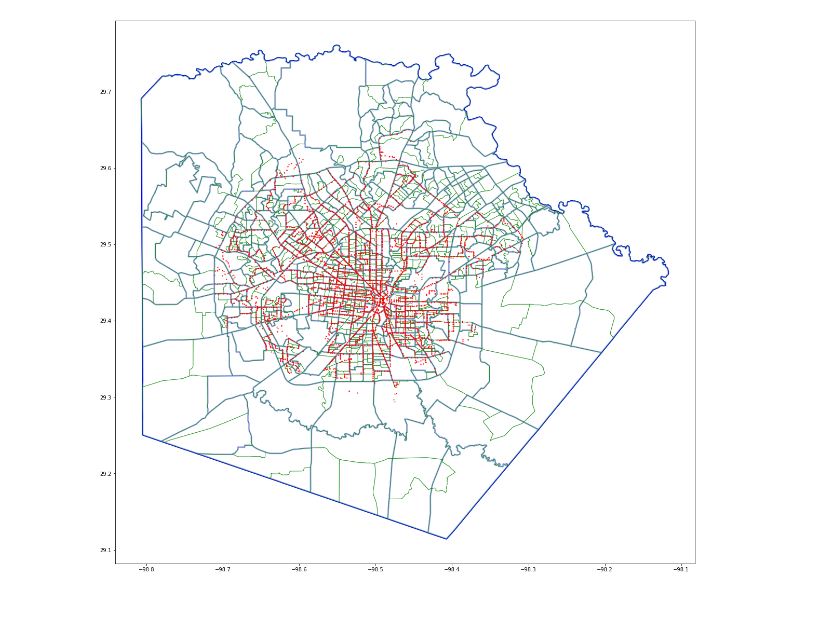
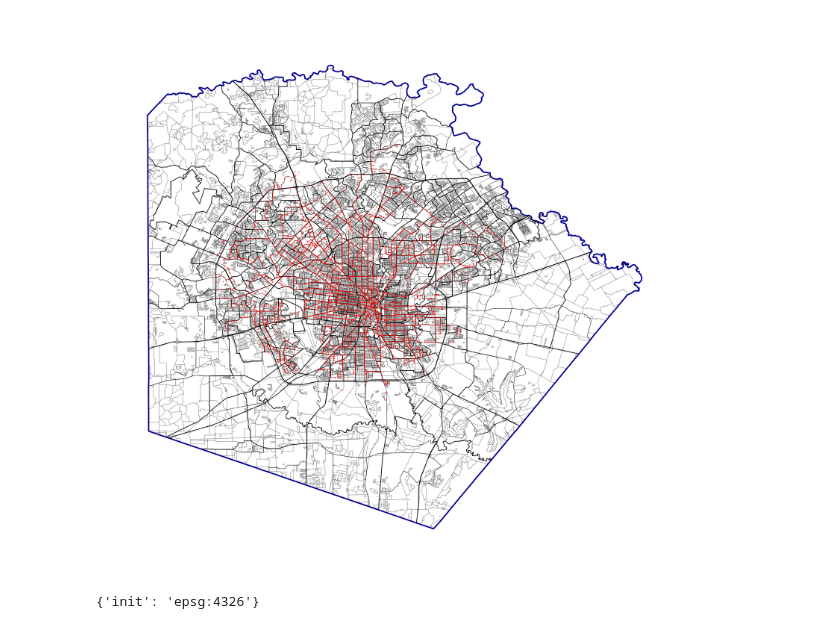
Before and after one commit to get-on-the-bus/via-project, a Jupyter notebook: kevin/kworking_scratch1_geopandas.ipynb, the cells around one changed output. Saved outputs shown, nothing was run; the diff lists cells and outputs as text; code cells hidden in the pictures.

```diff
--- a/kevin/kworking_scratch1_geopandas.ipynb
+++ b/kevin/kworking_scratch1_geopandas.ipynb
@@ -78,7 +611,35 @@ gdf_stops.head()
-# %%
-axt = gdf_tracts.plot(color='white', edgecolor='blue', figsize=(20,20), linewidth=3)
-axbg = gdf_block_groups.plot(ax=axt, color='white', edgecolor='green', alpha=0.7, figsize=(20,20))
-ax1 = gdf_stops.plot(ax=axbg, color='red', marker='.',markersize=5, figsize=(20,20))
-plt.show()
-# %% [output]
-[figure, removed]
+# %%
+gdf_county = gdf_tracts[['geometry']].copy()
+
+gdf_county['county'] = 'Bexar'
+gdf_county = gdf_county.dissolve(by='county')
+# %%
+fig, ax = plt.subplots(figsize=(40,40))
+ax.set_aspect('equal')
+# plt.figure(figsize=(40,40))
+
+# ax = gdf_county.plot(figsize=(40,40), color='white', edgecolor='blue', linewidth=5)
+axbase = gplt.polyplot(gdf_county, ax=ax, facecolor='white', edgecolor='blue', linewidth=5)
+
+
+# axb = gplt.choropleth(gdf_blocks, ax=ax, hue='density', edgecolor='none', cmap='Blues', alpha=0.75, linewidth=0)
+# axbg = gplt.choropleth(gdf_block_groups, ax=ax, hue='density', cmap='Blues', edgecolor='black', alpha=.25, linewidth=1)
+
+axt = gplt.polyplot(gdf_tracts, ax=ax, facecolor='none', edgecolor='black', alpha=1, linewidth=2)
+
+axbg = gplt.polyplot(gdf_block_groups, ax=ax, facecolor='none', edgecolor='black', alpha=.75, linewidth=1)
+
+axb = gplt.polyplot(gdf_blocks, ax=ax, facecolor='none', edgecolor='black', alpha=0.75, linewidth=.5)
+
+
+ax1 = gdf_stops.plot(ax=ax, color='red', marker='.',markersize=30)
+# ax1 = gplt.pointplot(gdf_stops, ax=ax, color='red')
+
+# plt.savefig('figsave.png')
+plt.show()
+# %% [output]
+[figure, added]
+# %%
+gdf_block_groups.crs
+# %% [output]
+{'init': 'epsg:4326'}
```
Also changed, not shown: parts of 53 cells of this notebook, 6 other files.
